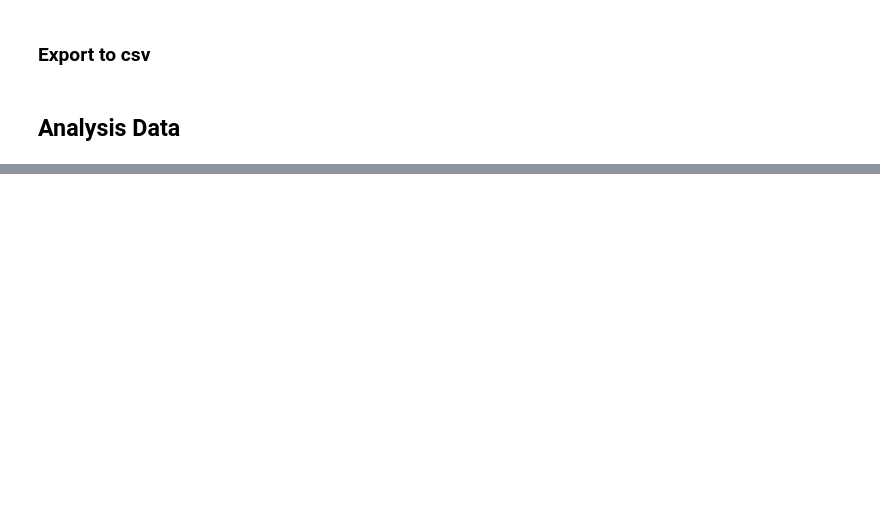
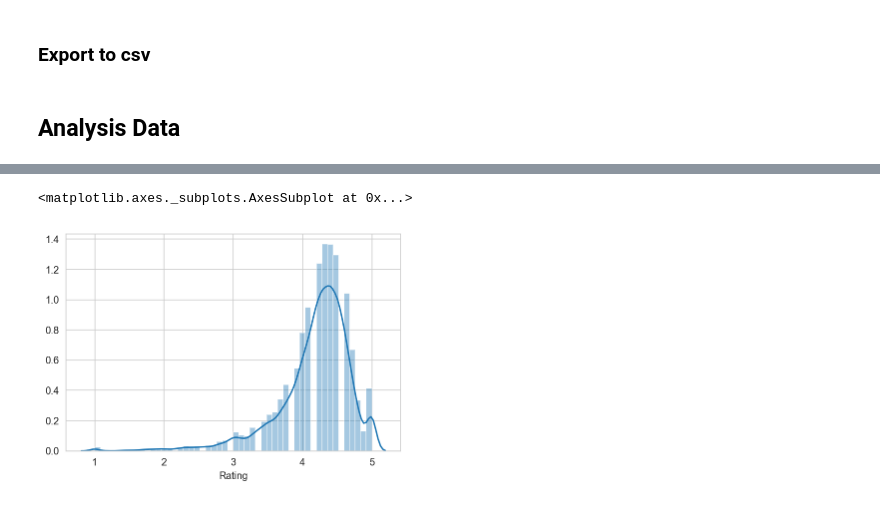
Before and after one commit to huynhducduy/DevC-Data-Sci, a Jupyter notebook: Assignments/4/Google Play Store.ipynb, the cells around one changed output, grey strips where cells are left out. Drawn from its saved outputs; the diff is of its cells as text; code cells hidden in the pictures; blank space fills up the shorter version.

```diff
--- a/Assignments/4/Google Play Store.ipynb
+++ b/Assignments/4/Google Play Store.ipynb
@@ -504,0 +563,5 @@ apps.groupby(by = 'Category').sum().sort_values(by='Installs')
+# %%
+sns.distplot(apps[apps['Rating'].notna()]['Rating'])
+# %% [output]
+<matplotlib.axes._subplots.AxesSubplot at 0x...>
+[figure, added]
```
Also changed, not shown: parts of 50 cells of this notebook, 2 other files.
